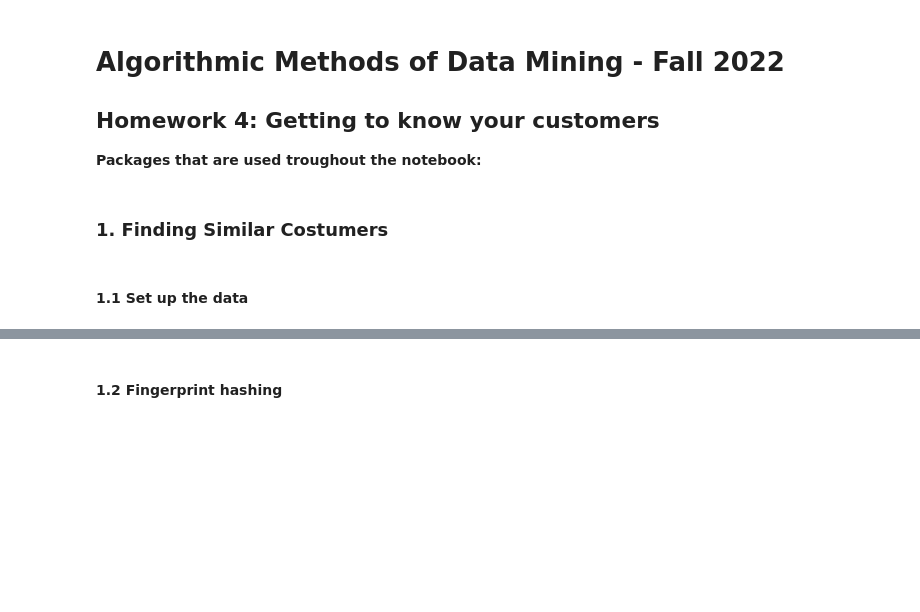
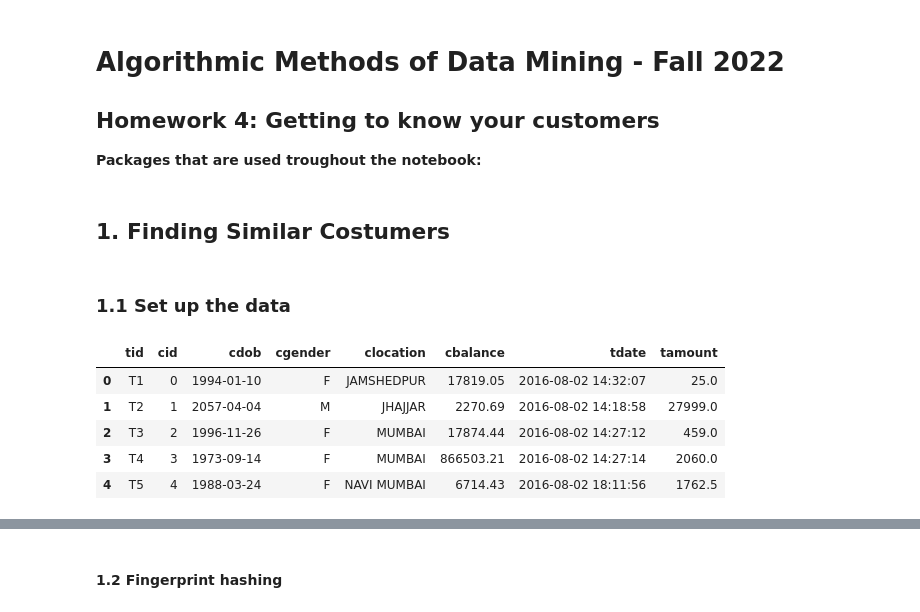
Before and after one commit to cem-sirin/ADM_4, a Jupyter notebook: main.ipynb, the cells around one changed output, grey strips where cells are left out. Drawn from its saved outputs; the diff is of its cells as text; code cells hidden in the pictures; blank space fills up the shorter version.

```diff
--- a/main.ipynb
+++ b/main.ipynb
@@ -9,4 +7,15 @@ import pandas as pd
+# %%
+import pandas as pd
+from datetime import datetime
+from tqdm import tqdm
+import numpy as np
+import datasets
+
+# For progress_apply
+tqdm.pandas()
+
+datas = datasets.Datasets()
 # %% [markdown]
-### 1. Finding Similar Costumers
+## 1. Finding Similar Costumers
 # %% [markdown]
-#### 1.1 Set up the data
+### 1.1 Set up the data
@@ -15,0 +22,10 @@ data.dropna(inplace=True)
+# %%
+transactions = datas.getTransactions().copy()
+transactions.head()
+# %% [output]
+|  | tid | cid | cdob | cgender | clocation | cbalance | tdate | tamount |
+| 0 | T1 | 0 | 1994-01-10 | F | JAMSHEDPUR | 17819.05 | 2016-08-02 14:32:07 | 25.0 |
+| 1 | T2 | 1 | 2057-04-04 | M | JHAJJAR | 2270.69 | 2016-08-02 14:18:58 | 27999.0 |
+| 2 | T3 | 2 | 1996-11-26 | F | MUMBAI | 17874.44 | 2016-08-02 14:27:12 | 459.0 |
+| 3 | T4 | 3 | 1973-09-14 | F | MUMBAI | 866503.21 | 2016-08-02 14:27:14 | 2060.0 |
+| 4 | T5 | 4 | 1988-03-24 | F | NAVI MUMBAI | 6714.43 | 2016-08-02 18:11:56 | 1762.5 |
```
Also changed, not shown: parts of 41 cells of this notebook, 15 other files.
